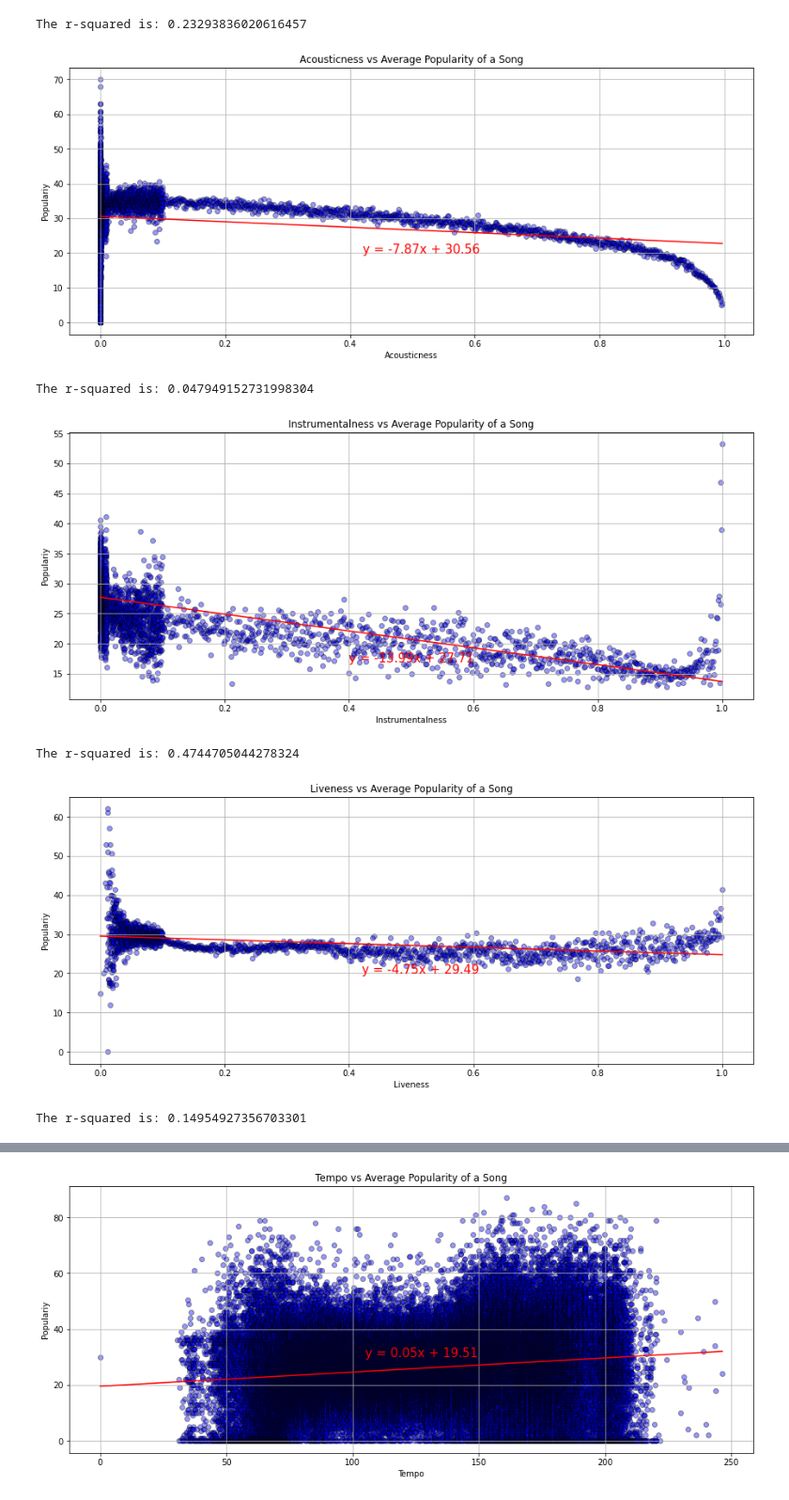
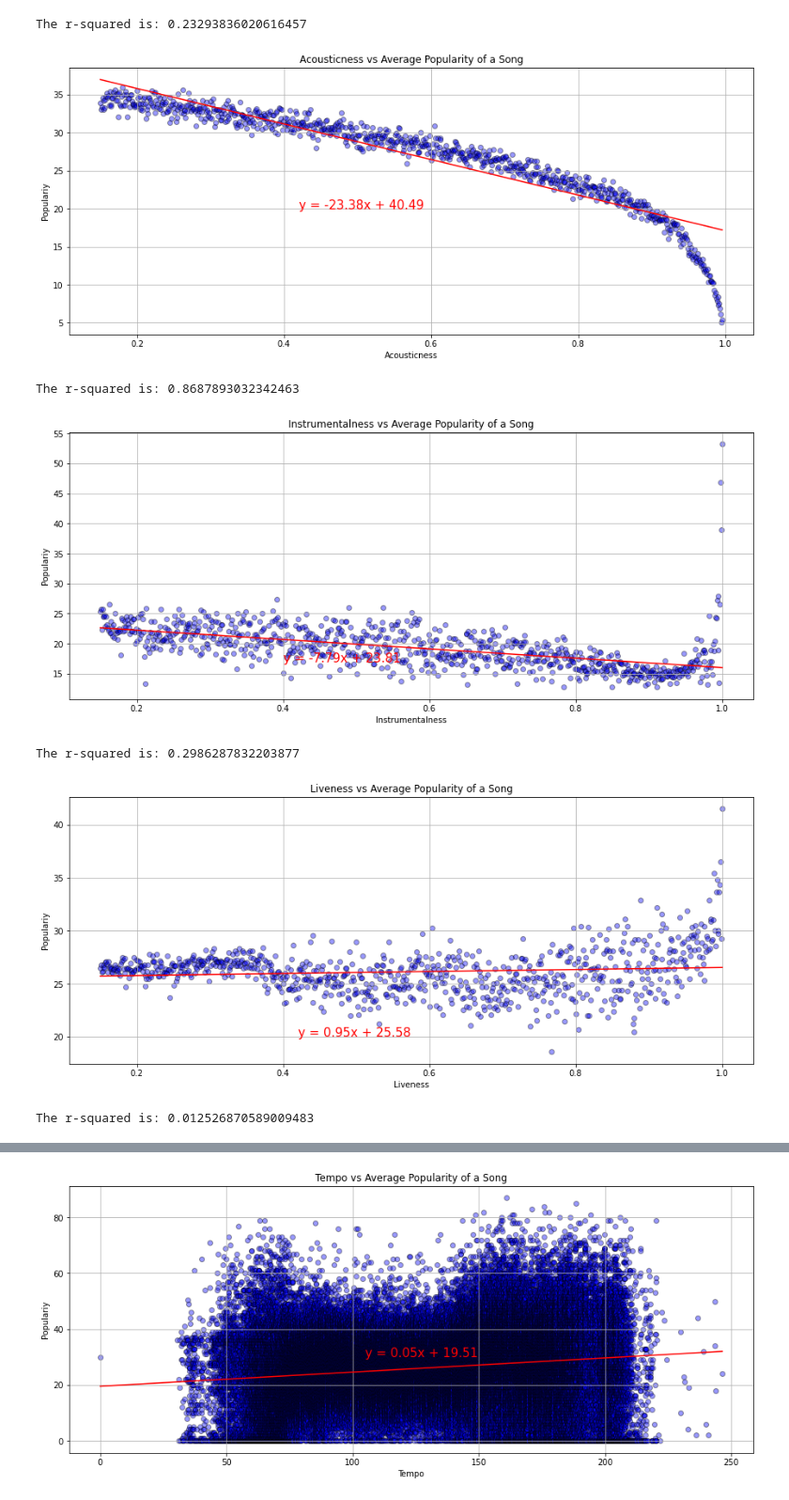
Before and after one commit to l1987deterding/Spotify-Popularity-Project, a Jupyter notebook: spotify_popularity.ipynb, the cells around one changed output, grey strips where cells are left out. Shown at 94% size. Saved outputs shown, nothing was run; the diff lists cells and outputs as text; code cells hidden in the pictures.

```diff
--- a/spotify_popularity.ipynb
+++ b/spotify_popularity.ipynb
@@ -130,33 +133,35 @@ The r-squared is: 0.23293836020616457
 # %%
 plt.figure(figsize=(15,6))
 
-acoustic_df = clean_df.groupby('acousticness')
+acoustic_limited = clean_df.loc[clean_df['acousticness'] >= 0.15, :]
+acoustic_df = acoustic_limited.groupby('acousticness')
 
 x_values = acoustic_df['acousticness'].mean()
 y_values = acoustic_df['popularity'].mean()
 
 (slope, intercept, rvalue, pvalue, stderr) = linregress(x_values, y_values)
 regress_values = x_values * slope + intercept
 line_eq = "y = " + str(round(slope,2)) + "x + " + str(round(intercept,2))
 plt.scatter(x_values,y_values, color='blue', edgecolor='black', alpha=0.4)
 plt.plot(x_values,regress_values,"r-")
 plt.annotate(line_eq,(.42,20),fontsize=15,color="red")
 plt.xlabel('Acousticness')
 plt.ylabel('Populariy')
 plt.title('Acousticness vs Average Popularity of a Song')
 plt.grid()
 #plt.savefig("output_data/Fig5.png")
 plt.show()
 
 print(f"The r-squared is: {rvalue**2}")
 acoustic_rsquared = (rvalue**2)
 # %% [output]
-[figure, old version]
+[figure, new version]
-The r-squared is: 0.047949152731998304
+The r-squared is: 0.8687893032342463
 # %%
 plt.figure(figsize=(15,6))
 
-instrument_df = clean_df.groupby('instrumentalness')
+instrument_limited = clean_df.loc[clean_df['instrumentalness'] >= 0.15, :]
+instrument_df = instrument_limited.groupby('instrumentalness')
 
 x_values = instrument_df['instrumentalness'].mean()
 y_values = instrument_df['popularity'].mean()
@@ -177,12 +182,13 @@ plt.show()
 print(f"The r-squared is: {rvalue**2}")
 instrumental_rsquared = (rvalue**2)
 # %% [output]
-[figure, old version]
+[figure, new version]
-The r-squared is: 0.4744705044278324
+The r-squared is: 0.2986287832203877
 # %%
 plt.figure(figsize=(15,6))
 
-live_df = clean_df.groupby('liveness')
+live_limited = clean_df.loc[clean_df['liveness'] >= 0.15, :]
+live_df = live_limited.groupby('liveness')
 
 x_values = live_df['liveness'].mean()
 y_values = live_df['popularity'].mean()
@@ -203,8 +209,8 @@ plt.show()
 print(f"The r-squared is: {rvalue**2}")
 liveness_rsquared = (rvalue**2)
 # %% [output]
-[figure, old version]
+[figure, new version]
-The r-squared is: 0.14954927356703301
+The r-squared is: 0.012526870589009483
 # %%
 plt.figure(figsize=(15,6))
 
```
Also changed, not shown: parts of 8 cells of this notebook, 1 other file.
